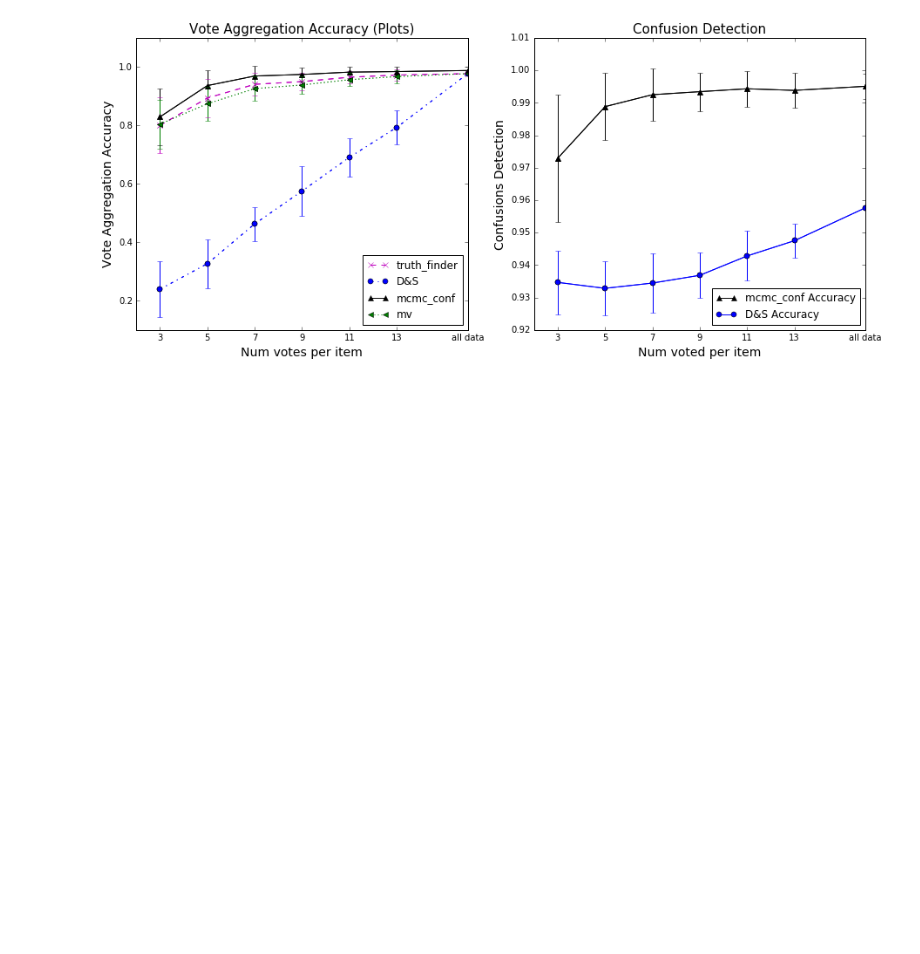
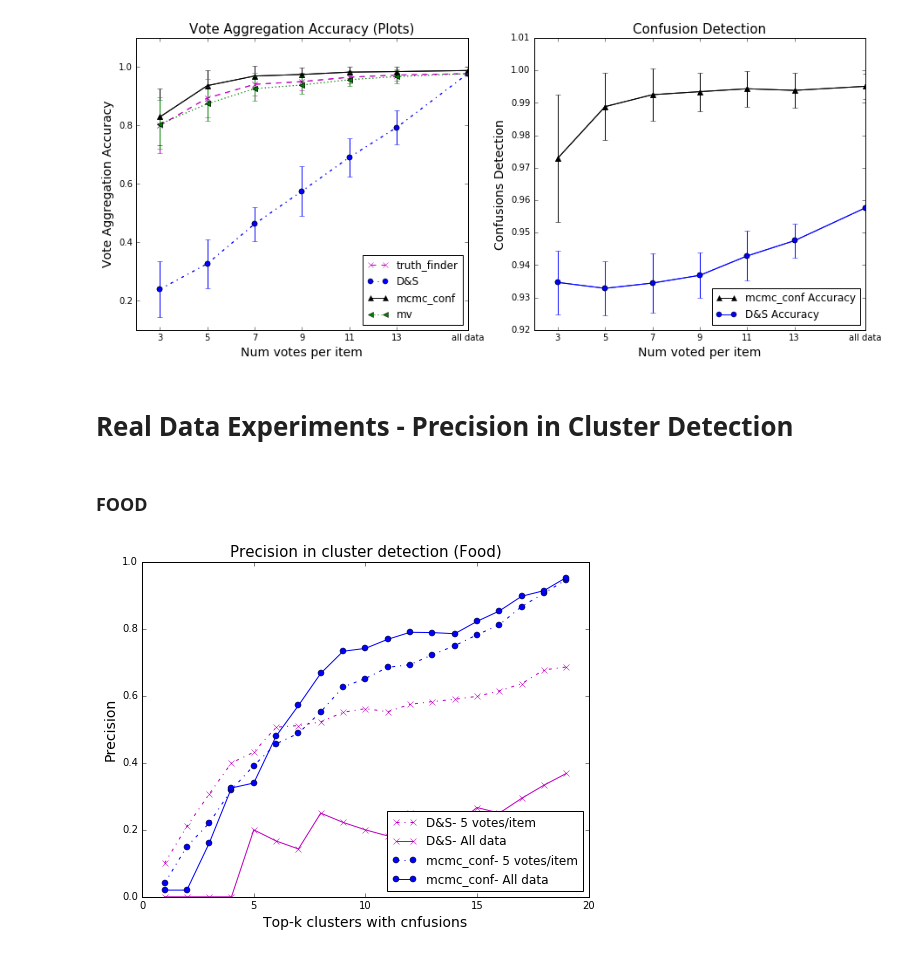
Before and after one commit to Evgeneus/fuzzy-data-fusion, a Jupyter notebook: experiment/notebooks/experiments.ipynb, the cells around one changed output. Drawn from its saved outputs; the diff is of its cells as text; code cells hidden in the pictures; blank space fills up the shorter version.

Commit message:
notebook/plot charts

```diff
--- a/experiment/notebooks/experiments.ipynb
+++ b/experiment/notebooks/experiments.ipynb
@@ -249,3 +249,32 @@ title_plots = 'Vote Aggregation Accuracy (Plots)'
 plot_accu(plots_file, title_plots)
 # %% [output]
 [figure]
+# %% [markdown]
+# Real Data Experiments - Precision in Cluster Detection
+# %%
+def plot_pr(file_name, title, votes_per_item, ylim = None):
+    df = pd.read_csv('{}'.format(file_name))
+    fig, ax = plt.subplots(nrows=1, ncols=1, figsize=(8,6))
+    markers = ['x', 'o']
+    algos = ['D&S', 'mcmc_conf']
+    x = df['top-k'].unique()
+    for alg, c, l, m in zip(algos, ['m', 'b'], ['-.', '-.'], markers):
+        y = df.loc[(df['method'] == alg) & (df['votes_per_item'] == votes_per_item)]['precision'].values
+        ax.plot(x, y, label=alg+'- {} votes/item'.format(votes_per_item), color=c, linestyle=l, marker=m)
+        y2 = df.loc[(df['method'] == alg) & (df['votes_per_item'] == 'All')]['precision'].values
+        ax.plot(x, y2, label=alg+'- All data', color=c, linestyle='-', marker=m)
+        ax.set_xlabel('Top-k clusters with cnfusions', size=14)
+        ax.set_ylabel('Precision', size=14)
+        ax.set_title(title, size=15)
+    ax.legend( fontsize=12, loc=4)
+    if ylim:
+        plt.ylim(ylim)
+# %% [markdown]
+### FOOD
+# %%
+food_cl_file = work_dir+'food_cluster_detection.csv'
+votes_per_item = '5'
+title = 'Precision in cluster detection (Food)'
+plot_pr(food_cl_file, title, votes_per_item)
+# %% [output]
+[figure, added]
```
Also changed, not shown: parts of 5 cells of this notebook.
